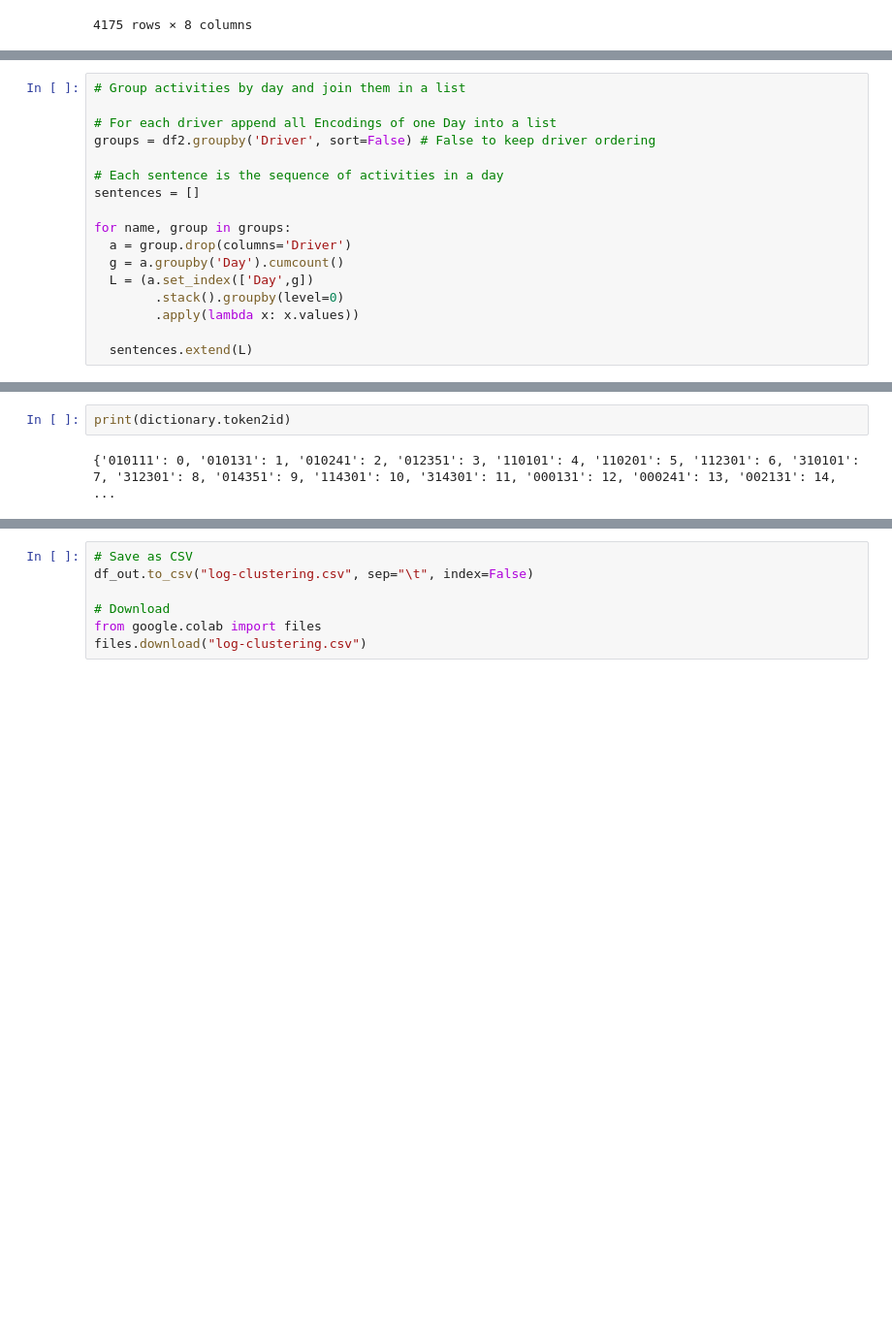
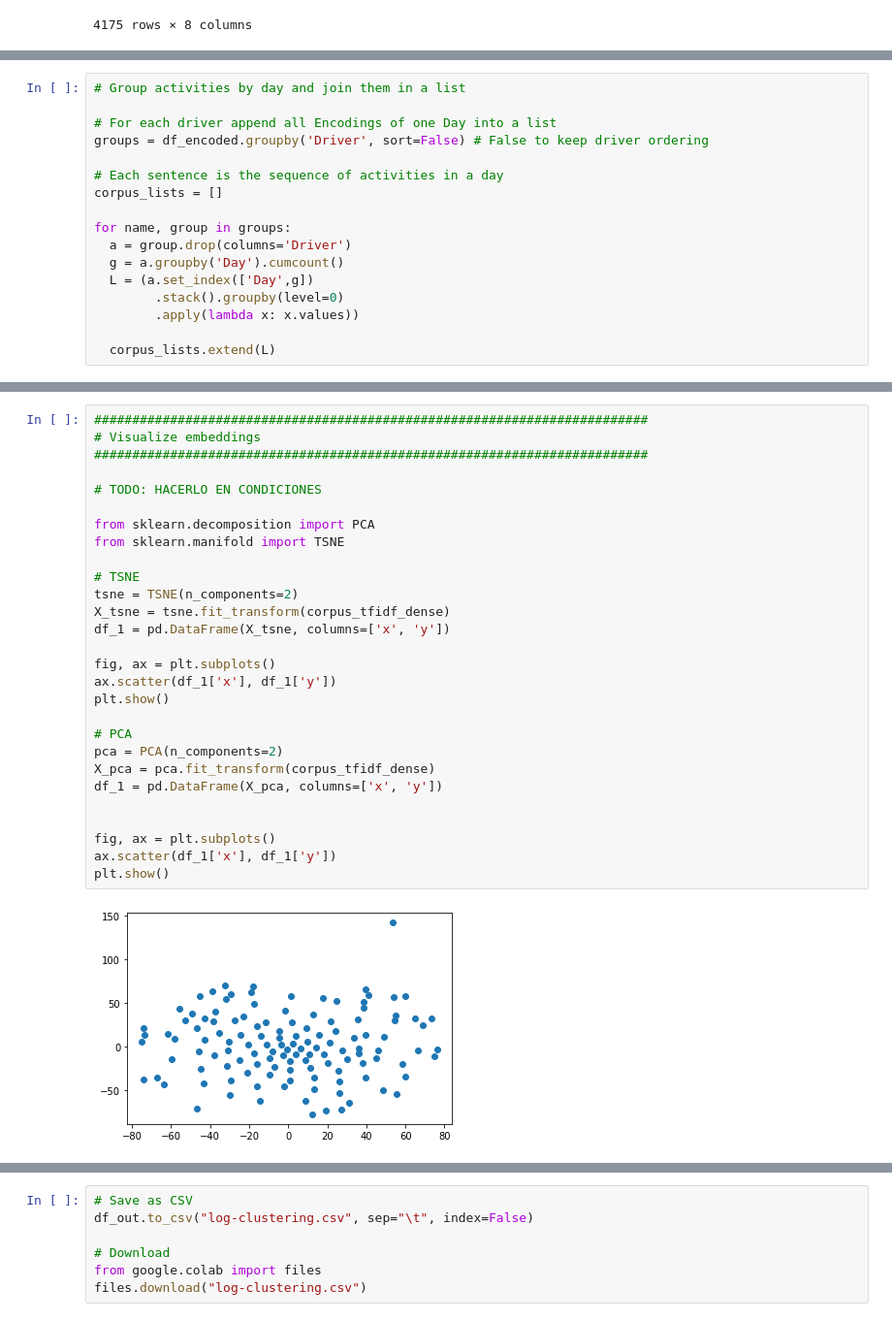
Before and after one commit to UGR-IntelligentSystemsGroup/Driver-Assistance-System, a Jupyter notebook: clustering/IMLAP_Clustering.ipynb, the cells around one changed output, grey strips where cells are left out. Shown at 97% size. Drawn from its saved outputs; the diff is of its cells as text; blank space fills up the shorter version.

Commit message:
Transforming centroids to readable format and starting latent space visualization

```diff
--- a/clustering/IMLAP_Clustering.ipynb
+++ b/clustering/IMLAP_Clustering.ipynb
@@ -117,10 +131,10 @@ df2
 # Group activities by day and join them in a list
 
 # For each driver append all Encodings of one Day into a list
-groups = df2.groupby('Driver', sort=False) # False to keep driver ordering
+groups = df_encoded.groupby('Driver', sort=False) # False to keep driver ordering
 
 # Each sentence is the sequence of activities in a day
-sentences = []
+corpus_lists = []
 
 for name, group in groups:
   a = group.drop(columns='Driver')
@@ -129,4 +143,4 @@ for name, group in groups:
         .stack().groupby(level=0)
         .apply(lambda x: x.values))
 
-  sentences.extend(L)
+  corpus_lists.extend(L)
@@ -177,6 +238,32 @@ corpus_tfidf = tfidf[corpus_bow]
 corpus_tfidf_dense = corpus2dense(corpus_tfidf, num_terms, num_docs)
 # corpus_tfidf_sparse = corpus2csc(corpus_tfidf, num_terms, num_docs)
-# %%
-print(dictionary.token2id)
-# %% [output]
-{'010111': 0, '010131': 1, '010241': 2, '012351': 3, '110101': 4, '110201': 5, '112301': 6, '310101': 7, '312301': 8, '014351': 9, '114301': 10, '314301': 11, '000131': 12, '000241': 13, '002131': 14, ...
+# %%
+#########################################################################
+# Visualize embeddings
+#########################################################################
+
+# TODO: HACERLO EN CONDICIONES
+
+from sklearn.decomposition import PCA
+from sklearn.manifold import TSNE
+
+# TSNE
+tsne = TSNE(n_components=2)
+X_tsne = tsne.fit_transform(corpus_tfidf_dense)
+df_1 = pd.DataFrame(X_tsne, columns=['x', 'y'])
+
+fig, ax = plt.subplots()
+ax.scatter(df_1['x'], df_1['y'])
+plt.show()
+
+# PCA
+pca = PCA(n_components=2)
+X_pca = pca.fit_transform(corpus_tfidf_dense)
+df_1 = pd.DataFrame(X_pca, columns=['x', 'y'])
+
+
+fig, ax = plt.subplots()
+ax.scatter(df_1['x'], df_1['y'])
+plt.show()
+# %% [output]
+[figure, added]
```
Also changed, not shown: parts of 20 cells of this notebook.
